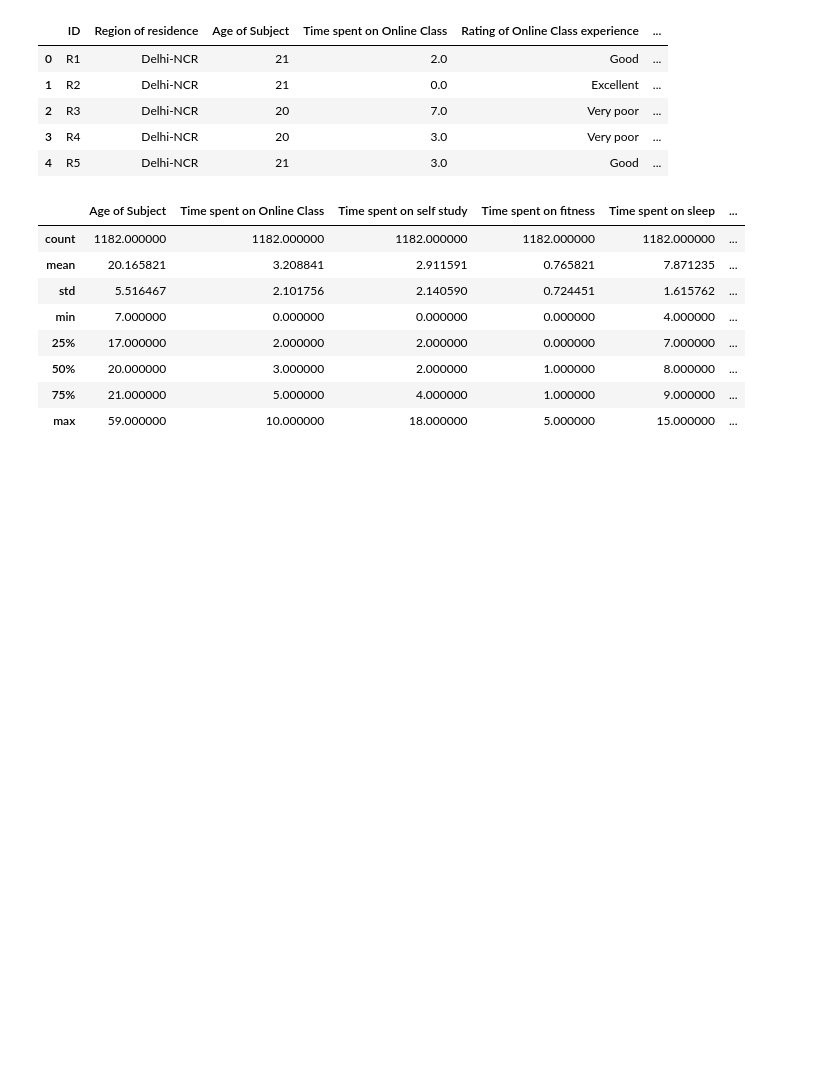
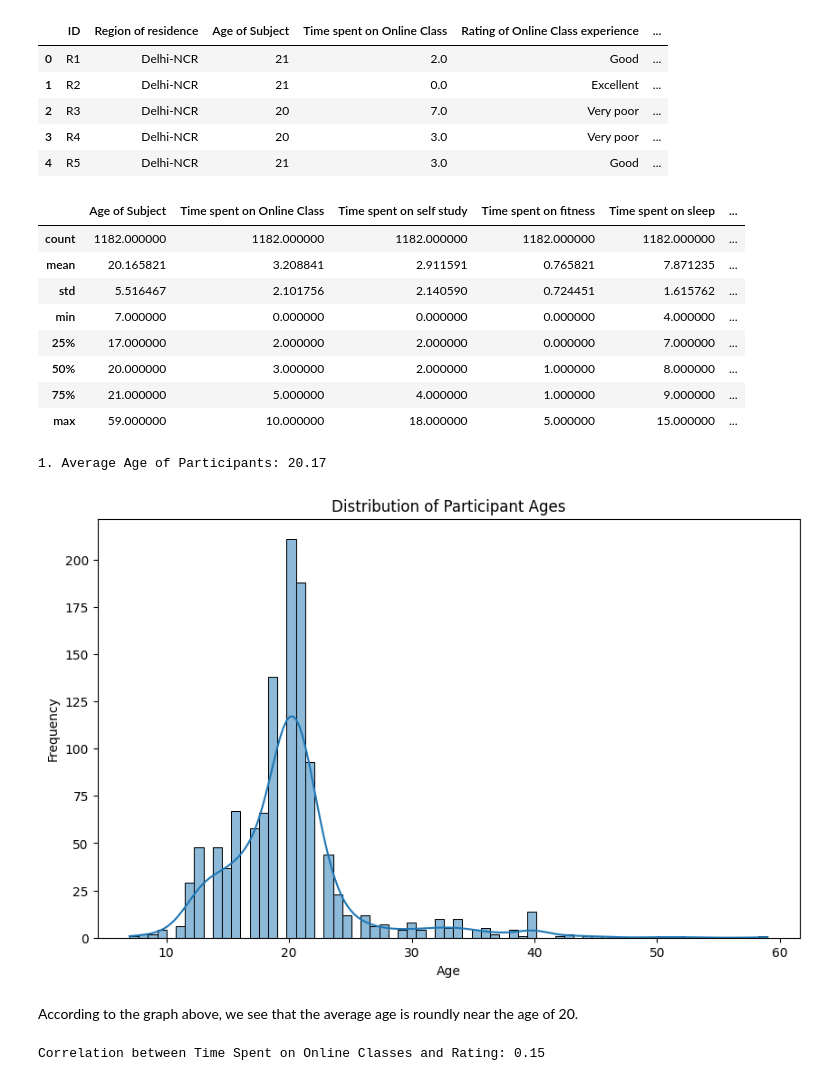
Before and after one commit to Shripadm-29/COVID-19-and-its-Impact-on-Students-Data-Analysis, a Jupyter notebook: Data_Analysis.ipynb, the cells around one changed output. Cells and saved outputs as stored; diff of their text form; code cells hidden in the pictures; blank space fills up the shorter version.

```diff
--- a/Data_Analysis.ipynb
+++ b/Data_Analysis.ipynb
@@ -25,3 +25,28 @@ data.describe()
 | 50% | 20.000000 | 3.000000 | 2.000000 | 1.000000 | 8.000000 | ... |
 | 75% | 21.000000 | 5.000000 | 4.000000 | 1.000000 | 9.000000 | ... |
 | max | 59.000000 | 10.000000 | 18.000000 | 5.000000 | 15.000000 | ... |
+# %%
+average_age = data['Age of Subject'].mean()
+print(f"1. Average Age of Participants: {average_age:.2f}")
+# %% [output]
+1. Average Age of Participants: 20.17
+# %%
+plt.figure(figsize=(10, 6))
+sns.histplot(data['Age of Subject'],kde=True)
+plt.title("Distribution of Participant Ages")
+plt.xlabel("Age")
+plt.ylabel("Frequency")
+plt.show()
+# %% [output]
+[figure, added]
+# %% [markdown]
+According to the graph above, we see that the average age is roundly near the age of 20.
+# %%
+rating_mapping = {'Excellent': 5, 'Good': 3, 'Very good': 4, 'Poor': 2, 'Very poor': 1}
+
+data['Rating Numerical'] = data['Rating of Online Class experience'].map(rating_mapping)
+
+correlation_online_class = data['Time spent on Online Class'].corr(data['Rating Numerical'])
+print(f"Correlation between Time Spent on Online Classes and Rating: {correlation_online_class:.2f}")
+# %% [output]
+Correlation between Time Spent on Online Classes and Rating: 0.15
```
Also changed, not shown: parts of 25 cells of this notebook.
